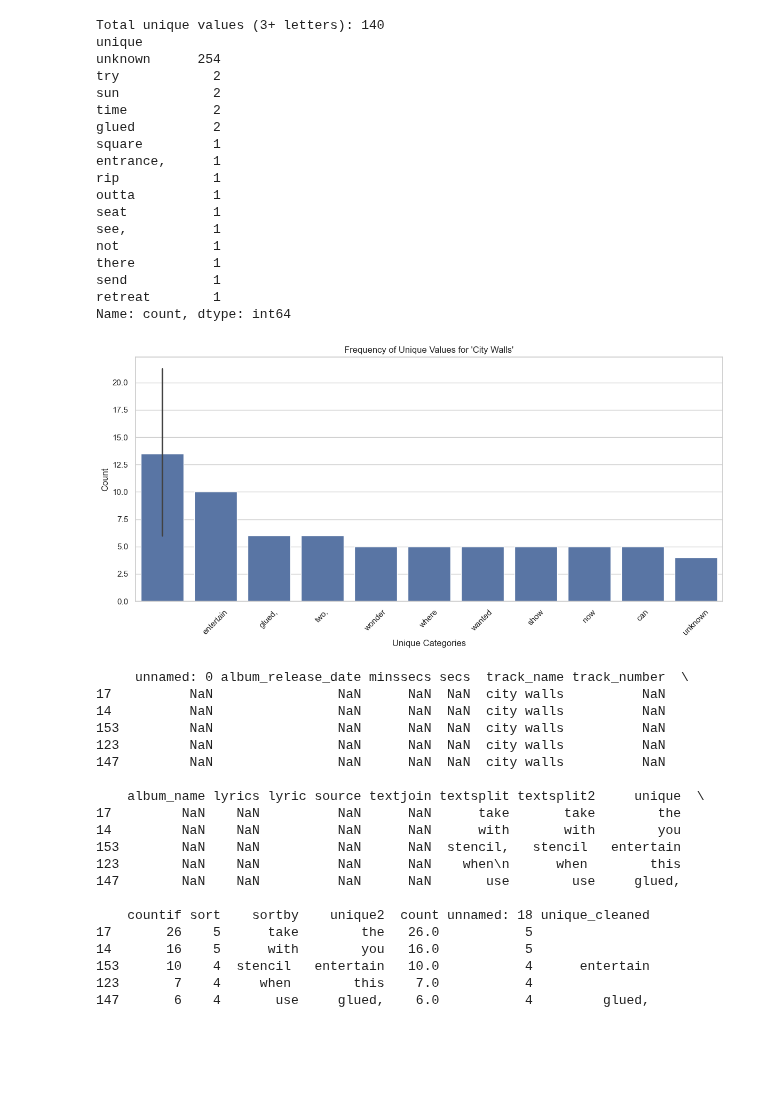
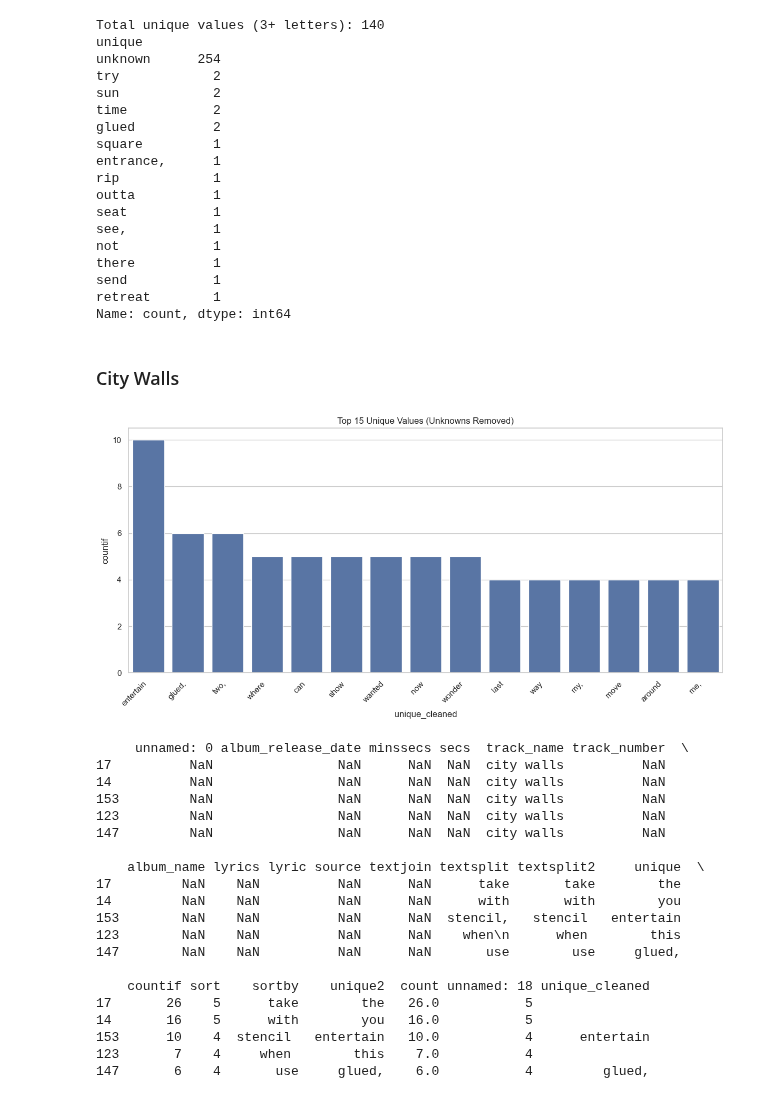
Before and after one commit to MeredithClikkie/torchbearerlab.github.io, a Jupyter notebook: BreachSongs2.ipynb, the cells around one changed output. Cells and saved outputs as stored; diff of their text form; code cells hidden in the pictures; blank space fills up the shorter version.

Commit message:
city walls is set

```diff
--- a/BreachSongs2.ipynb
+++ b/BreachSongs2.ipynb
@@ -235,40 +235,41 @@ def remove_stopwords(text):
 # Apply to your column
 df1=filtered_df.copy()
 df1['unique_cleaned'] = df1['unique'].apply(remove_stopwords)
-# %%
-import seaborn as sns
-import matplotlib.pyplot as plt
-
-filtered_data = df1.copy()
-# 1. Filter for the specific track
-# Use .strip() just in case there are hidden spaces/tabs
-filtered_data = filtered_data[filtered_data['track_name'].str.strip() == 'city walls'].copy()
-
-# 2. Sort by 'countif' and take the top 15
-# ascending=False ensures the highest counts are at the top
-
-df_top15 = filtered_data.sort_values(by='countif', ascending=False).head(15)
-
-# 2. Create the Bar Plot
-plt.figure(figsize=(12, 6))
-sns.barplot(
-    data=df_top15,
-    x='unique_cleaned',
-    y='countif',
-)
-
-# 3. Add labels and title
-plt.title("Frequency of Unique Values for 'City Walls'")
-plt.xlabel("Unique Categories")
-plt.ylabel("Count")
-
-# Rotate x-labels if they are long (like country or city names)
-plt.xticks(rotation=45)
-
-plt.tight_layout()
-plt.show()
-# %% [output]
-[figure, removed]
+# %% [markdown]
+### City Walls
+# %%
+import seaborn as sns
+import matplotlib.pyplot as plt
+
+# 1. Filter for the specific track
+filtered_data = df1[df1['track_name'].str.strip() == 'city walls'].copy()
+
+# 2. AGGRESSIVE CLEAN & REMOVE UNKNOWNS:
+# We strip spaces and check if the word "unknown" is in the string at all
+filtered_data = filtered_data[
+    ~filtered_data['unique_cleaned'].str.lower().str.strip().str.contains('unknown', na=False)
+]
+
+# (Optional) If they are appearing as empty strings or "nan"
+filtered_data = filtered_data[filtered_data['unique_cleaned'].str.strip() != ""]
+
+# 3. Sort by 'countif' and take the top 15
+df_top15 = filtered_data.sort_values(by='countif', ascending=False).head(15)
+
+# 4. Create the Bar Plot
+plt.figure(figsize=(12, 6))
+sns.barplot(
+    data=df_top15,
+    x='unique_cleaned',
+    y='countif',
+)
+
+plt.title("Top 15 Unique Values (Unknowns Removed)")
+plt.xticks(rotation=45, ha='right')
+plt.tight_layout()
+plt.show()
+# %% [output]
+[figure, added]
 # %%
 print(df_top15.head())
 # %% [output]
```
